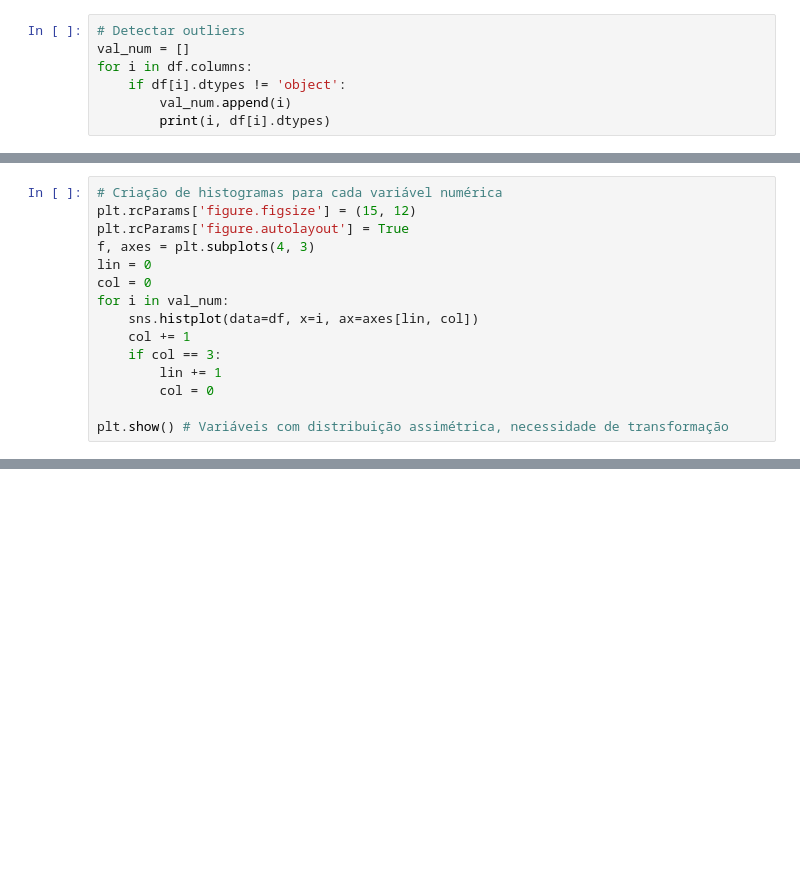
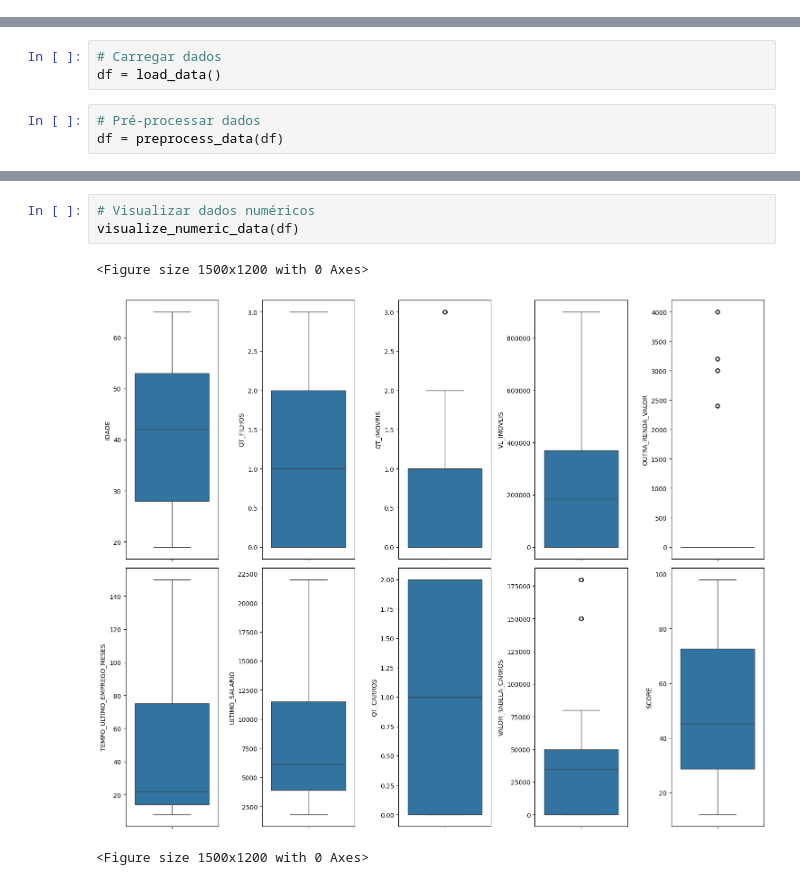
Before and after one commit to higorcamelo/modelo-preditivo-credito, a Jupyter notebook: credit_score.ipynb, the cells around one changed output, grey strips where cells are left out. Cells and saved outputs as stored; diff of their text form; blank space fills up the shorter version.

```diff
--- a/credit_score.ipynb
+++ b/credit_score.ipynb
@@ -100,7 +46,0 @@ dtype: object
-# %%
-# Detectar outliers
-val_num = []
-for i in df.columns:
-    if df[i].dtypes != 'object':
-        val_num.append(i)
-        print(i, df[i].dtypes)
@@ -178,15 +133,0 @@ Name: SCORE, dtype: int64
-# %%
-# Criação de histogramas para cada variável numérica
-plt.rcParams['figure.figsize'] = (15, 12)
-plt.rcParams['figure.autolayout'] = True
-f, axes = plt.subplots(4, 3)
-lin = 0
-col = 0
-for i in val_num:
-    sns.histplot(data=df, x=i, ax=axes[lin, col])
-    col += 1
-    if col == 3:
-        lin += 1
-        col = 0
-
-plt.show() # Variáveis com distribuição assimétrica, necessidade de transformação
@@ -250,0 +199,6 @@ TRABALHANDO_ATUALMENTE object
+# %%
+# Carregar dados
+df = load_data()
+# %%
+# Pré-processar dados
+df = preprocess_data(df)
@@ -250,0 +223,7 @@ TRABALHANDO_ATUALMENTE object
+# %%
+# Visualizar dados numéricos
+visualize_numeric_data(df)
+# %% [output]
+<Figure size 1500x1200 with 0 Axes>
+[figure, added]
+<Figure size 1500x1200 with 0 Axes>
```
Also changed, not shown: parts of 30 cells of this notebook, 2 other files.
